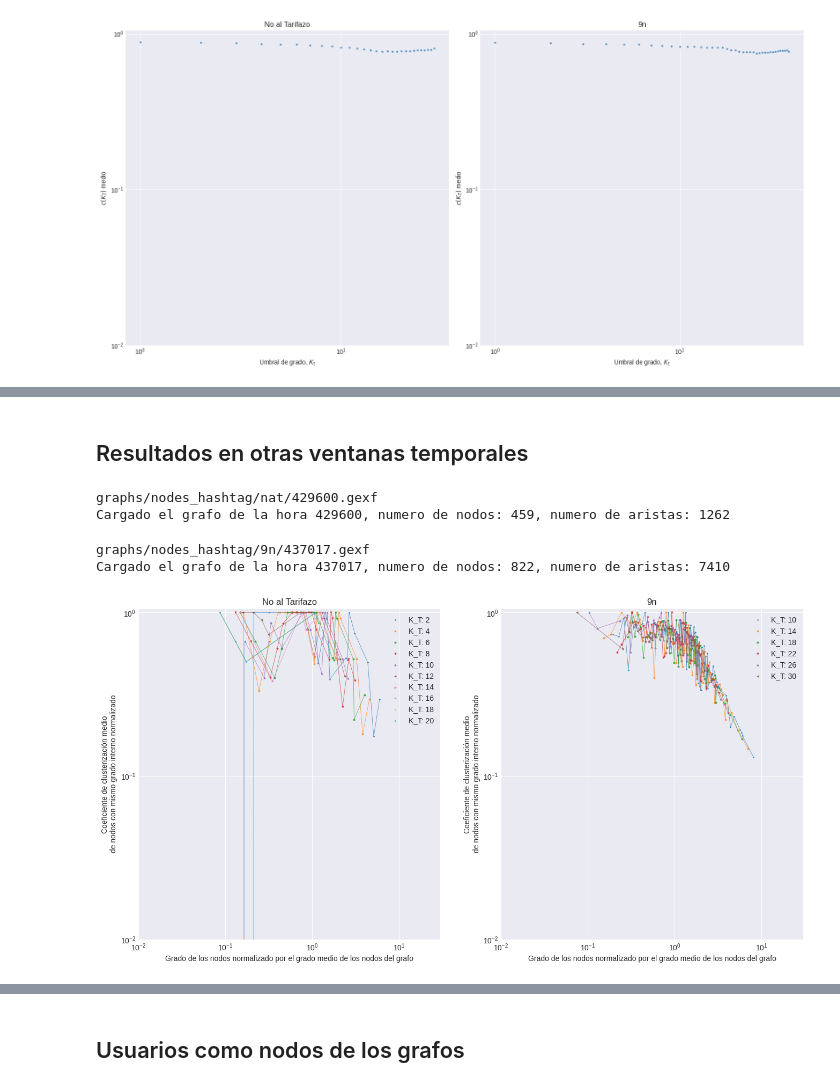
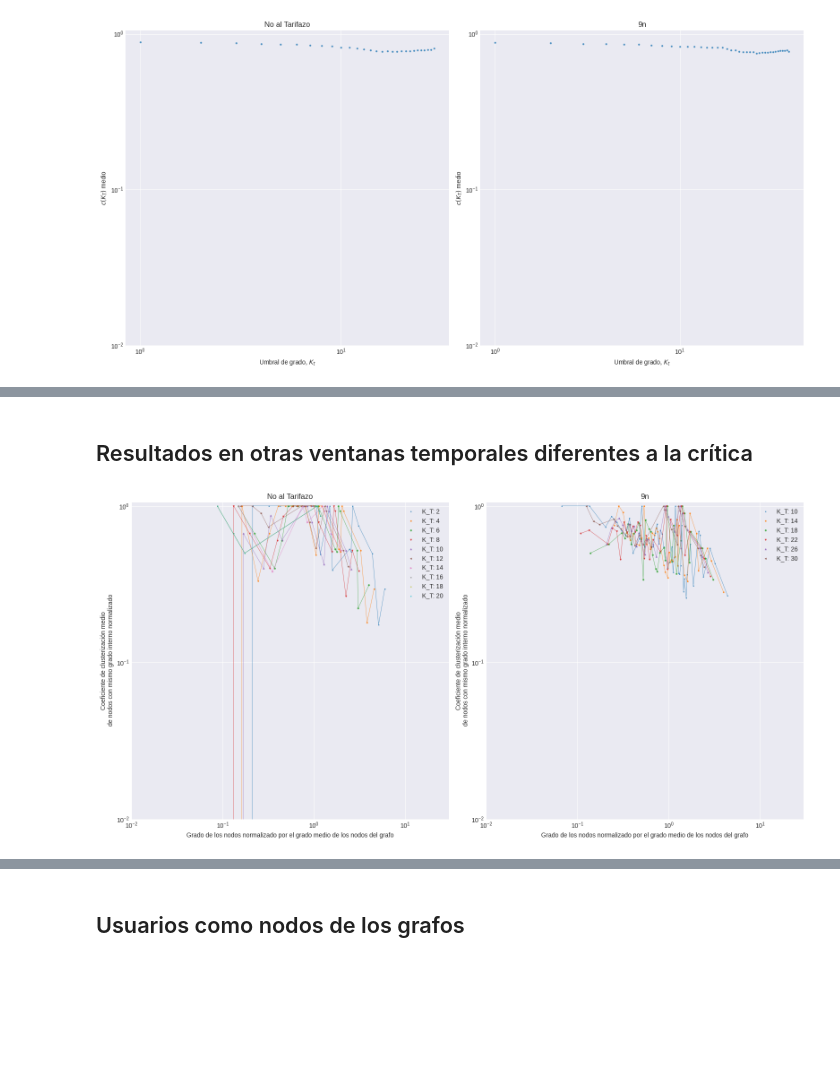
Before and after one commit to Manusua/TFM_Manuel_Suarez_Roman, a Jupyter notebook: Self similarity in graphs.ipynb, the cells around one changed output, grey strips where cells are left out. Saved outputs shown, nothing was run; the diff lists cells and outputs as text; code cells hidden in the pictures; blank space fills up the shorter version.

```diff
--- a/Self similarity in graphs.ipynb
+++ b/Self similarity in graphs.ipynb
@@ -463,8 +431,8 @@ plt.show()
 MAX_UMBRAL = 500
 
 # Seleccionamos el fichero correspondiente a la manifestación social de la que queremos sacar la red y seleccionamos la hora que queremos estudiar
-dict_thres_avg_clust_nat_h, dict_norm_int_deg_nat_h = calc_self_sim("429624", MAX_UMBRAL, "nat/")
-dict_thres_avg_clust_9n_h, dict_norm_int_deg_9n_h = calc_self_sim("437037", MAX_UMBRAL, "9n/")
+dict_thres_avg_clust_nat_h, dict_norm_int_deg_nat_h = calc_self_sim(HORA_CRITICA_NAT, MAX_UMBRAL, "nat/")
+dict_thres_avg_clust_9n_h, dict_norm_int_deg_9n_h = calc_self_sim(HORA_CRITICA_9N, MAX_UMBRAL, "9n/")
 # %%
 plt.style.use('seaborn-v0_8-darkgrid')
 
@@ -636,9 +552,9 @@ def calc_plot_degree_distributions_tres(name_graph, graphs_folder, measures_name
 # %%
 arr_kt_plot_nat = [10,12,14,15,16,18,20]
-arr_deg_prob_nat, arr_deg_comp_cum_nat = calc_plot_degree_distributions_tres("429624", "graphs/nodes_hashtag/nat/", "measures/nat", arr_kt_plot=arr_kt_plot_nat)
+_, arr_deg_prob_nat, arr_deg_comp_cum_nat = calc_degree_distribution("429624", "nat/", mode="h", measures_folder=measures_folder, arr_kt=arr_kt_plot_nat, exp=False)
 #calc_yerali(hora, graphs_folder, plots_folder, plfit=True, normalize=False, show_comparative=False, only_ntamas=False)
 
 
 arr_kt_plot_9n = [10,14,18,22,26,30]
-arr_deg_prob_9n, arr_deg_comp_cum_9n = calc_plot_degree_distributions_tres("437037", "graphs/nodes_hashtag/9n/", "measures/9n/", arr_kt_plot=arr_kt_plot_9n)
+_, arr_deg_prob_9n, arr_deg_comp_cum_9n = calc_degree_distribution("437037",  "9n/", mode="h", measures_folder=measures_folder, arr_kt=arr_kt_plot_9n, exp=False)
 #calc_yerali(hora, graphs_folder, plots_folder, plfit=True, normalize=False, show_comparative=False, only_ntamas=False)
@@ -704,23 +596,18 @@ fig.tight_layout()
 # %% [markdown]
-## Resultados en otras ventanas temporales
+## Resultados en otras ventanas temporales diferentes a la crítica
 # %%
-def calc_plots(name_graph, MAX_UMBRAL, graphs_folder, measures_name, deg=True, mode="h"):
-    G = load_graph(name_graph, graphs_folder)
-    return calc_clust(G, MAX_UMBRAL, measures_name, deg=deg, mode=mode)
 
 # MAX_UMBRAL es el máximo K_T que vamos a usar para generar subgrafos
 MAX_UMBRAL = 500
 
 # Seleccionamos el fichero correspondiente a la manifestación social de la que queremos sacar la red y seleccionamos la hora que queremos estudiar
-hora_nat = "429600"
-dict_thres_avg_clust_nat_h, dict_norm_int_deg_nat_h = calc_plots(hora_nat, MAX_UMBRAL, "graphs/nodes_hashtag/nat/", "measures/nat/"+hora_nat, deg=True)
-hora_9n = "437002"
-dict_thres_avg_clust_9n_h, dict_norm_int_deg_9n_h = calc_plots(hora_9n, MAX_UMBRAL, "graphs/nodes_hashtag/9n/", "measures/9n/"+hora_9n, deg=True)
+otra_hora_nat = "429600"
+
+# Seleccionamos el fichero correspondiente a la manifestación social de la que queremos sacar la red y seleccionamos la hora que queremos estudiar
+dict_thres_avg_clust_nat_h, dict_norm_int_deg_nat_h = calc_self_sim(otra_hora_nat, MAX_UMBRAL, "nat/")
+
+otra_hora_9n = "437002"
+dict_thres_avg_clust_9n_h, dict_norm_int_deg_9n_h = calc_self_sim(otra_hora_9n, MAX_UMBRAL, "9n/")
-# %% [output]
-graphs/nodes_hashtag/nat/429600.gexf
-Cargado el grafo de la hora 429600, numero de nodos: 459, numero de aristas: 1262
-graphs/nodes_hashtag/9n/437017.gexf
-Cargado el grafo de la hora 437017, numero de nodos: 822, numero de aristas: 7410
 # %%
 alpha = 0.7
 
@@ -743,7 +630,7 @@ for index, kt in enumerate(arr_kt_plot_nat):
     if kt in dict_norm_int_deg_nat_h.keys():
         points_x = list(dict_norm_int_deg_nat_h[kt].keys())
         points_y = list(dict_norm_int_deg_nat_h[kt].values())
-        # Quitamos el 0 para que la visualizacións se más clara
+        # Se quita el 0 para que la visualizacións se más clara
         if float(0) in dict_norm_int_deg_9n_h[kt].keys():
             points_x = points_x[1:]
             points_y = points_y[1:]
@@ -752,32 +639,35 @@ for index, kt in enumerate(arr_kt_plot_nat):
 
 ax1.set_xlabel("Grado de los nodos normalizado por el grado medio de los nodos del grafo")
 ax1.set_ylabel("Coeficiente de clusterización medio\n de nodos con mismo grado interno normalizado")
 ax1.set_xscale('log')
 ax1.set_yscale('log')
 ax1.set_ylim(0.01, 1.05)
 ax1.set_xlim(0.01, 30)
 ax1.legend()
 ax1.set_title("No al Tarifazo")
 
 for index, kt in enumerate(arr_kt_plot_9n):
     if kt in dict_norm_int_deg_9n_h.keys():
         points_x = list(dict_norm_int_deg_9n_h[kt].keys())
         points_y = list(dict_norm_int_deg_9n_h[kt].values())
-        # Quitamos el 0 para que la visualizacións se más clara
+        # Se quita el 0 para que la visualizacións se más clara
         if float(0) in dict_norm_int_deg_9n_h[kt].keys():
             points_x = points_x[1:]
             points_y = points_y[1:]
         ax2.plot(points_x, points_y, alpha=alpha, linewidth=0.6)
         ax2.scatter(points_x, points_y, alpha=alpha, s=4, marker=markers[index], label=f'K_T: {kt}')
 
 ax2.set_xlabel("Grado de los nodos normalizado por el grado medio de los nodos del grafo")
 ax2.set_ylabel("Coeficiente de clusterización medio\n de nodos con mismo grado interno normalizado")
 ax2.set_xscale('log')
 ax2.set_yscale('log')
 ax2.set_ylim(0.01, 1.05)
 ax2.set_xlim(0.01, 30)
 ax2.legend()
 ax2.set_title("9n")
+
+plt.tight_layout()
+plt.savefig(plots_folder + "self_similairty_others.png")
 plt.show()
 # %% [output]
-[figure, old version]
+[figure, new version]
```
Also changed, not shown: parts of 34 cells of this notebook, 32 other files.
